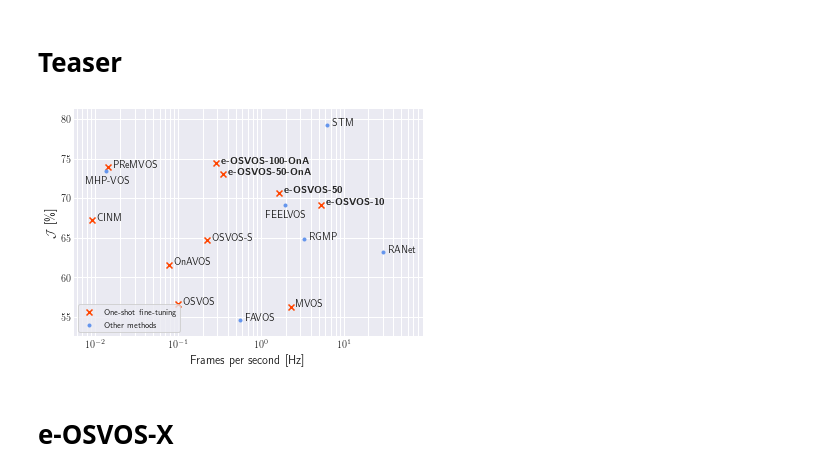
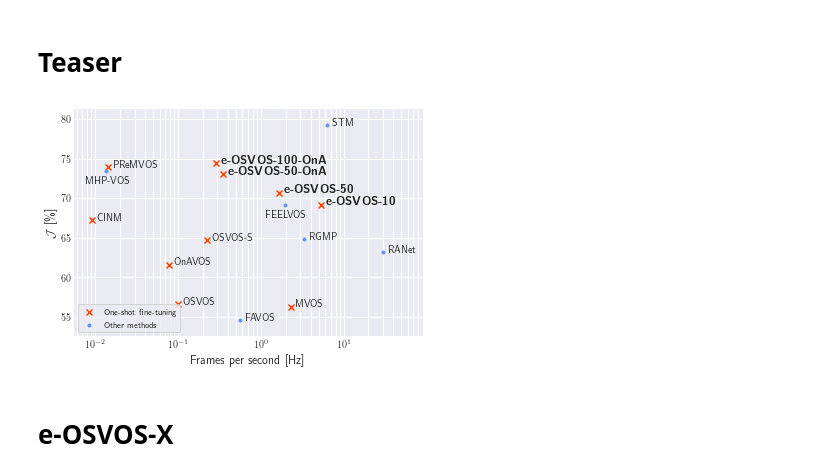
Before and after one commit to dvl-tum/e-osvos, a Jupyter notebook: src/visualization.ipynb, the cells around one changed output. Drawn from its saved outputs; the diff is of its cells as text; code cells hidden in the pictures.

```diff
--- a/src/visualization.ipynb
+++ b/src/visualization.ipynb
@@ -52,50 +52,46 @@ for i, txt in enumerate(n_no_ft):
 
 ax.scatter([5.3], [69.2], marker='x', c='orangered')
 ax.annotate(r'\textbf{e-OSVOS-10}', (5.3, 69.2),
-            xytext=xytext_upper_right, textcoords='offset points', fontsize=10)
+            xytext=xytext_upper_right, textcoords='offset points', fontsize=12)
 
 ax.scatter([1.64], [70.7], marker='x', c='orangered')
 ax.annotate(r'\textbf{e-OSVOS-50}', (1.64, 70.7),
-            xytext=xytext_upper_right, textcoords='offset points', fontsize=10)
+            xytext=xytext_upper_right, textcoords='offset points', fontsize=12)
 
 ax.scatter([0.35], [73.0], marker='x', c='orangered')
 ax.annotate(r'\textbf{e-OSVOS-50-OnA}', (0.35, 73.0),
-            xytext=xytext_upper_right, textcoords='offset points', fontsize=10)
+            xytext=xytext_upper_right, textcoords='offset points', fontsize=12)
 
 ax.scatter([0.29], [74.4], marker='x', c='orangered')
 ax.annotate(r'\textbf{e-OSVOS-100-OnA}', (0.29, 74.4),
-            xytext=xytext_upper_right, textcoords='offset points', fontsize=10)
-
-# ax.scatter([1 / 6.47], [76.9], marker='x', c='orangered')
-# ax.annotate(r'\textbf{e-OSVOS-50-OnA-50}', (1 / 6.47, 76.9),
-#             xytext=(5.0, 5.0), textcoords='offset points', fontsize=10)
+            xytext=xytext_upper_right, textcoords='offset points', fontsize=12)
 
 
 x = x_no_ft + x_ft
 y = y_no_ft + y_ft
 
 # x += [1 / 0.11]
 # y += [60.0]
 ax.set_xlim([min(x) - min(x) * 0.4 , max(x) + max(x) * 2.0])
 # ax.set_xlim([-0.35 , max(x) + max(x) * 0.35])
 ax.set_ylim([min(y) - 2, max(y) + 2])
 ax.legend(loc='lower left', fontsize=8)
 
 if dark_mode:
     plt.grid(True, which="both", color='dimgrey')
 else:
     plt.grid(True, which="both")
 
 sns.despine(left=True, bottom=True, right=True)
 my_dpi = 96
 
 fig.set_size_inches(600/my_dpi, 400/my_dpi)
 
 # plt.savefig('teaser.pdf', format='pdf', bbox_inches='tight')
 plt.savefig('teaser.pdf', format='pdf', bbox_inches='tight')
 plt.show()
 # %% [output]
-[figure, old version]
+[figure, new version]
 # %% [markdown]
 # e-OSVOS-X
 # %%
```
Also changed, not shown: 43 other files.
